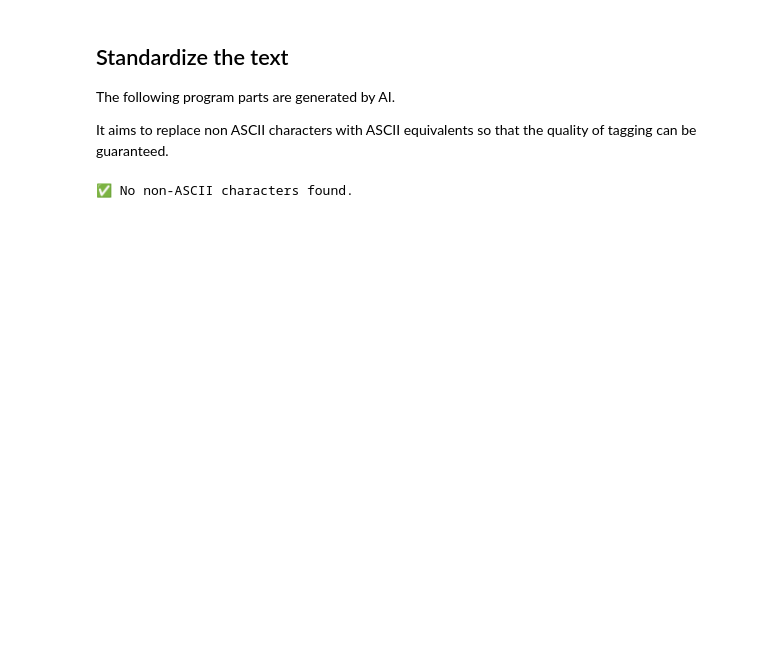
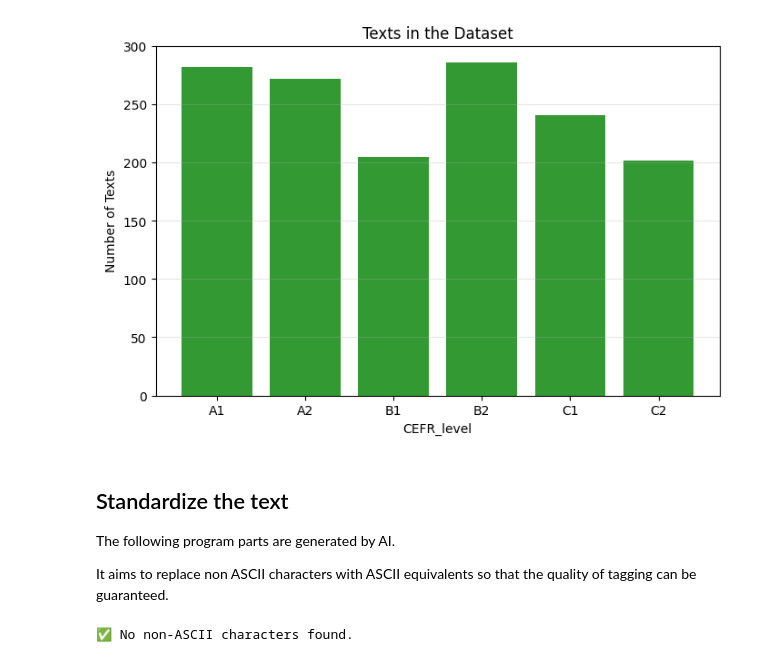
Before and after one commit to jakbh/SUDcom, a Jupyter notebook: experiments/dataset_analysis.ipynb, the cells around one changed output. Cells and saved outputs as stored; diff of their text form; code cells hidden in the pictures; blank space fills up the shorter version.

```diff
--- a/experiments/dataset_analysis.ipynb
+++ b/experiments/dataset_analysis.ipynb
@@ -61,0 +28,4 @@ Name: count, dtype: int64
+# %%
+level_number = df["label"].value_counts().to_frame().sort_values(by="label").reset_index()
+level_number.columns = ['level', 'number']  # Rename columns
+level_number
@@ -62,3 +40,15 @@ Name: count, dtype: int64
+# %%
+plt.figure(figsize=(8, 5))
+plt.bar(level_number["level"], level_number["number"],
+        capsize=10, alpha=0.8, color='green')
+plt.xlabel('CEFR_level')
+plt.ylabel('Number of Texts')
+plt.title('Texts in the Dataset')
+plt.grid(axis='y', alpha=0.3)
+plt.savefig('Illustrations/Dataset_analysis/level_text.png')
+plt.show()
+# %% [output]
+[figure, added]
 # %% [markdown]
 ## Standardize the text
 The following program parts are generated by AI.
```
Also changed, not shown: parts of 15 cells of this notebook, 7 other files.
